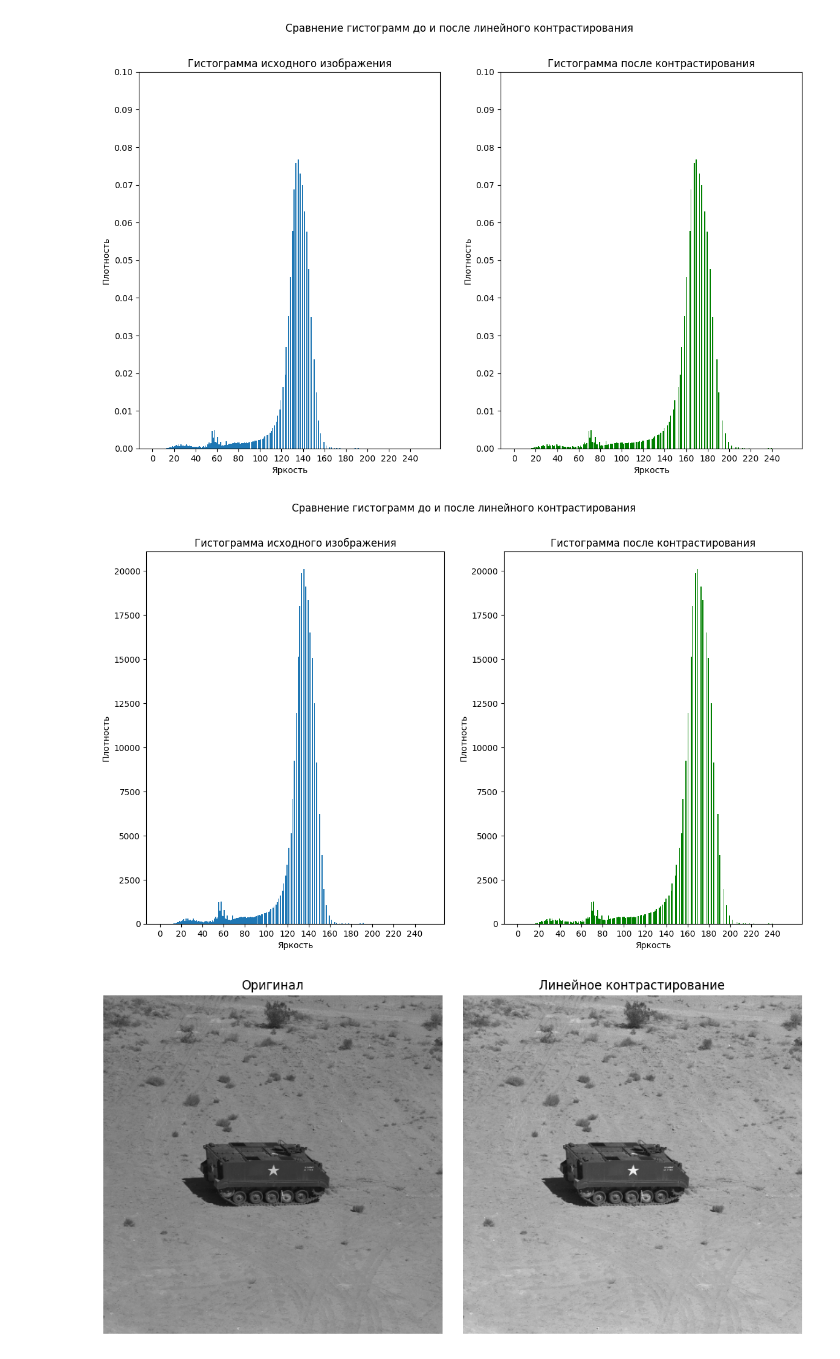
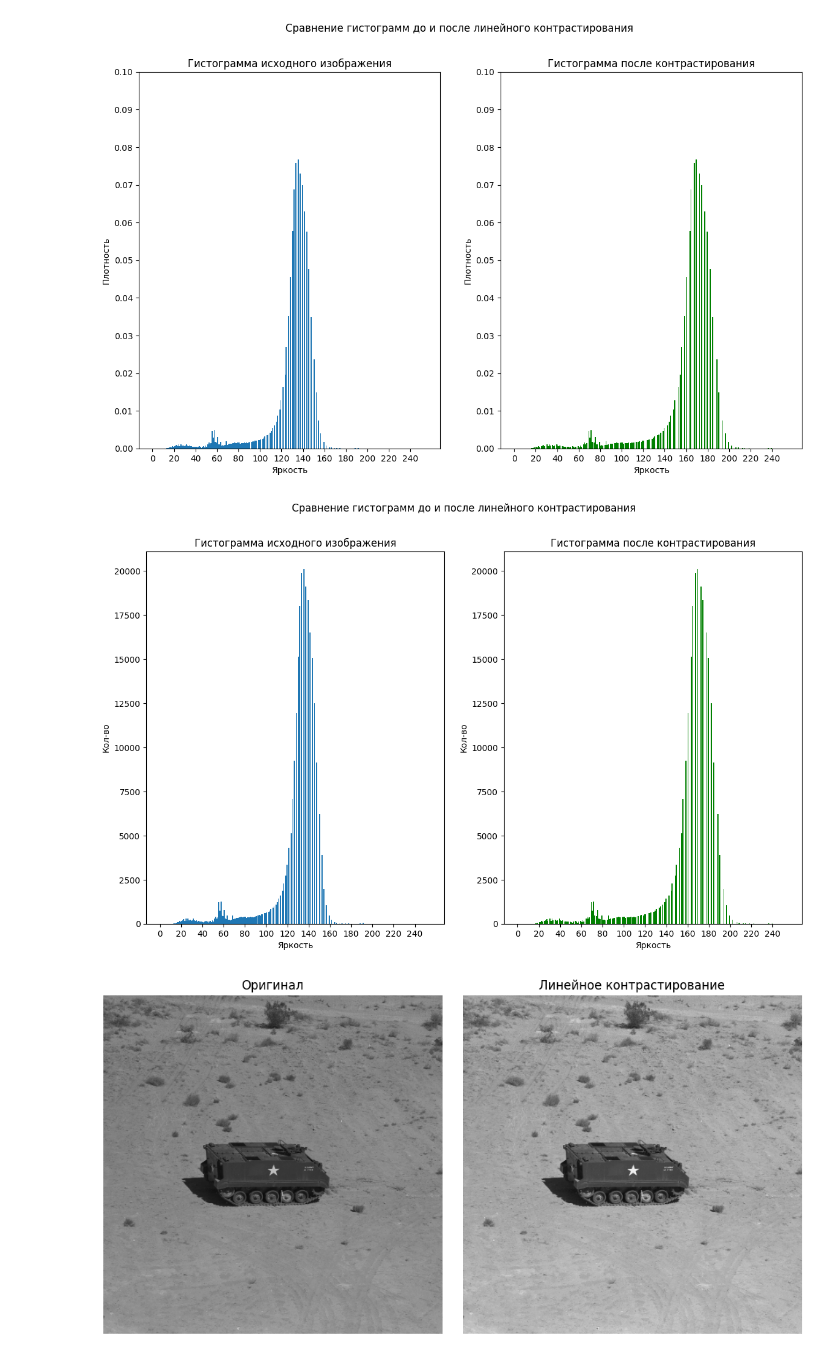
Before and after one commit to razzzenya/IMAGE_LAB1, a Jupyter notebook: main.ipynb, the cells around one changed output. Drawn from its saved outputs; the diff is of its cells as text; code cells hidden in the pictures.

```diff
--- a/main.ipynb
+++ b/main.ipynb
@@ -38,7 +38,7 @@ axes[0].set_title('Гистограмма исходного изображен
 axes[0].set_xlabel('Яркость')
 axes[0].set_ylabel('Плотность')
 
-axes[1].set_title('Гистограмма после контрастирования')
+axes[1].set_title('Гистограмма после пороговой обработки')
 axes[1].set_xlabel('Яркость')
 axes[1].set_ylabel('Плотность')
 for ax in axes:
@@ -80,7 +80,7 @@ def linear_contrast(image):
     x = np.linspace(-15, 266, 280)
     y = np.where(x < g_min, a * g_min + b, np.where(x > g_max, a * g_max + b, a * x + b))
     plt.figure(figsize=(8,6))
-    plt.plot(x, y, label=f'y = {a}x + {b}')
+    plt.plot(x, y, label=f'g = {a}f + {b}')
     plt.legend()
     plt.show()
 
@@ -114,26 +114,26 @@ plt.show()
 # %%
 bins = np.arange(0, 256, 1)
 
 fig, axes = plt.subplots(1, 2, figsize=(14,8))
 
 f_values, f_bins, _ = axes[0].hist(img_np.flatten(), bins=bins, density=False)
 g_values_contrasted, g_bins_contrasted, _ = axes[1].hist(contrasted_img.flatten(), bins=bins, density=False, color='green')
 
 axes[0].set_title('Гистограмма исходного изображения')
 axes[0].set_xlabel('Яркость')
-axes[0].set_ylabel('Плотность')
+axes[0].set_ylabel('Кол-во')
 
 axes[1].set_title('Гистограмма после контрастирования')
 axes[1].set_xlabel('Яркость')
-axes[1].set_ylabel('Плотность')
+axes[1].set_ylabel('Кол-во')
 
 for ax in axes:
     ax.set_xticks(np.arange(0, 256, 20))
 
 plt.suptitle('Сравнение гистограмм до и после линейного контрастирования')
 plt.show()
 # %% [output]
-[figure, old version]
+[figure, new version]
 # %%
 img_proc = Image.fromarray(contrasted_img.astype(np.uint8), mode='L')
 img_proc.save('contrasted.tif')
```
Also changed, not shown: parts of 5 cells of this notebook.
